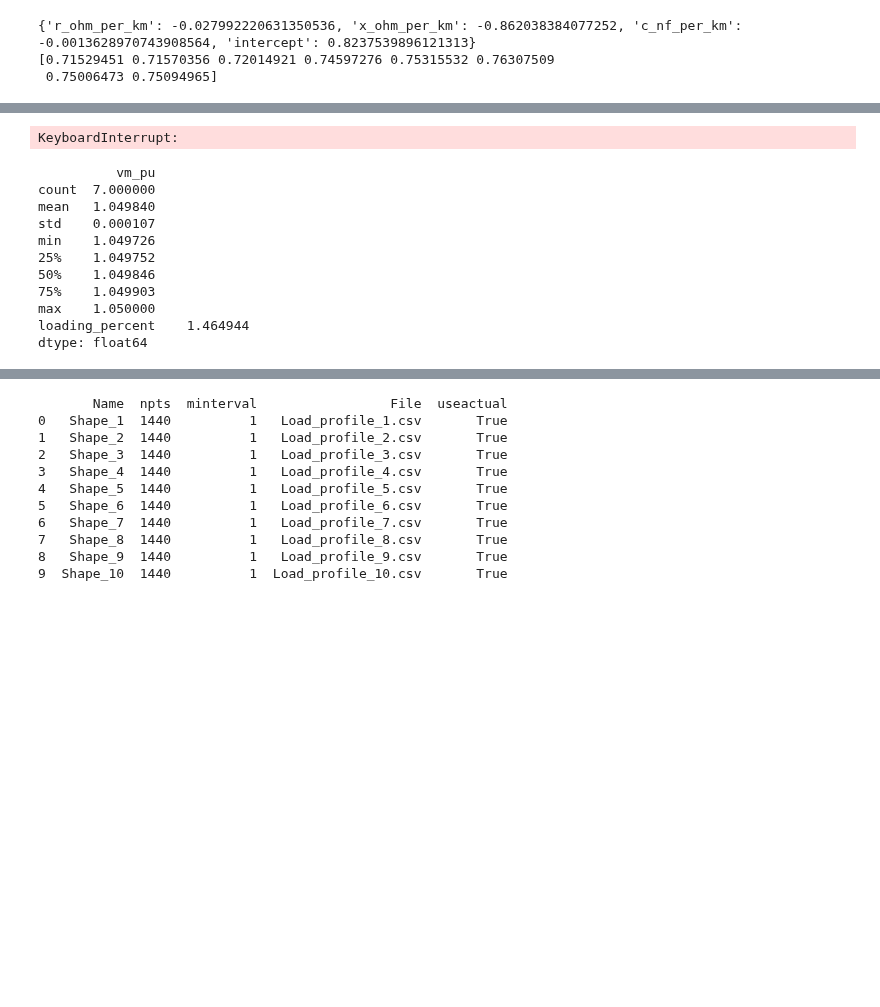
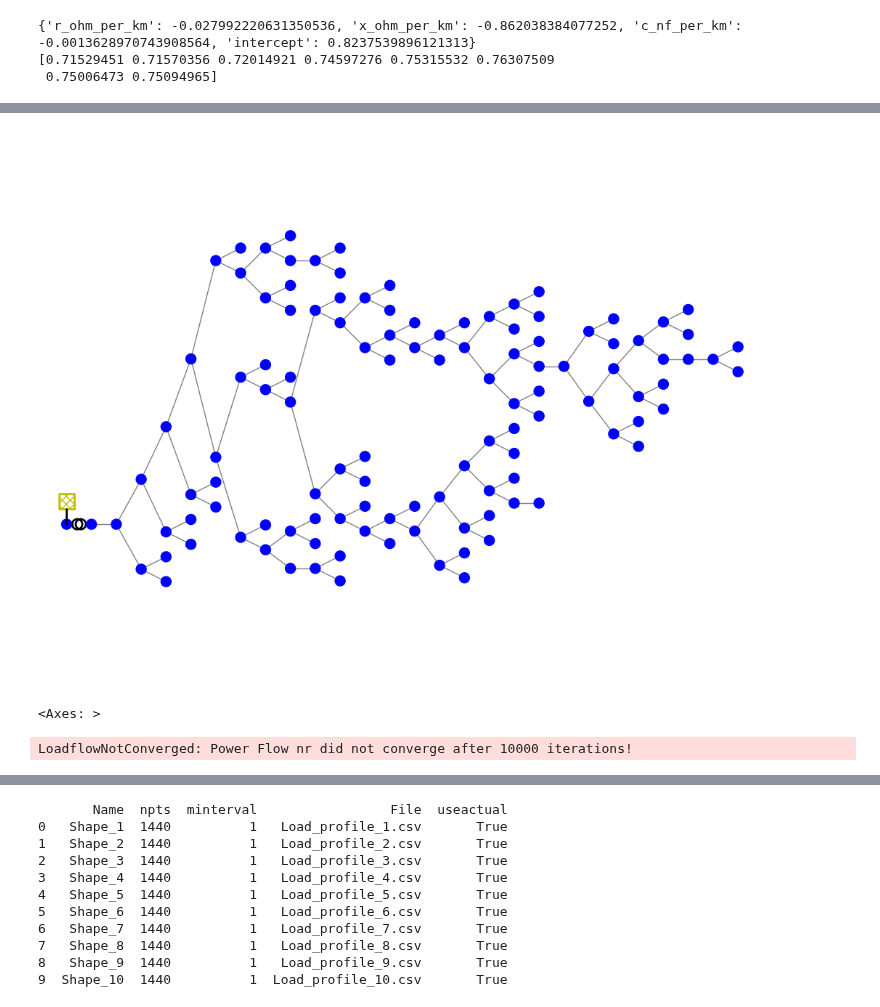
Before and after one commit to antoniovitorvb/IST-thesis-hosting-capacity, a Jupyter notebook: code/power_run2.ipynb, the cells around one changed output, grey strips where cells are left out. Saved outputs shown, nothing was run; the diff lists cells and outputs as text; code cells hidden in the pictures; blank space fills up the shorter version.

Commit message:
wip: progress over lines and buses but still not converging

```diff
--- a/code/power_run2.ipynb
+++ b/code/power_run2.ipynb
@@ -62,7 +70,7 @@ pp.create_transformer_from_parameters(
 0
 # %%
 lines_df = pd.read_excel(os.path.join(data_dir, "Lines.xlsx"), skiprows=1)
-lines_df['Length'] = lines_df['Length'] / 1000 # m to km
+# lines_df['Length'] = lines_df['Length'] / 1000 # m to km
 lines_df['Units'] = 'km'
 lines_df.head()
 
@@ -70,6 +78,7 @@ lineCodes_df = pd.read_csv(os.path.join(data_dir, "LineCodes.csv"), skiprows=1,
 
 all_bus_ids = np.unique(lines_df[['Bus1', 'Bus2']].values.ravel('K'))
 for id in all_bus_ids:
+    id = math.floor(id)
     if id not in bus_map.keys():
         bus = pp.create_bus(net, name=id, vn_kv=trafo_dict[' kV_sec'], type="b")
         bus_map[id] = bus
@@ -144,7 +218,8 @@ net.line.drop(net.line.index, inplace=True)
 for _, line in full_line_df.iterrows():
     # print(line)
     pp.create_line_from_parameters(
-        net, from_bus = line['Bus1'], to_bus = line['Bus2'],
+        net, from_bus = bus_map[math.floor(line['Bus1'])],
+        to_bus = bus_map[math.floor(line['Bus2'])],
         length_km = line['Length'],
         r_ohm_per_km=line["R1"],
         x_ohm_per_km=line["X1"],
@@ -152,3 +227,5 @@ for _, line in full_line_df.iterrows():
         max_i_ka=line["max_i_ka"],
         name=line["Name_x"]
     )
+
+net
@@ -155,34 +238,0 @@ for _, line in full_line_df.iterrows():
-# %%
-import math
-
-# Create Loads
-loads_df = pd.read_excel(os.path.join(data_dir, "Loads.xlsx"), skiprows=2)
-print(loads_df.head(10))
-
-net.asymmetric_load.drop(net.asymmetric_load.index, inplace=True)
-load_map = {}
-for _, row in loads_df.iterrows():
-    # print(_, '->', row)
-    bus_id = math.floor(row['Bus'])
-    pa = qa = pb = qb = pc = qc = 0
-    if (bus_id in bus_map) & (row['phases'] in {'A', 'B', 'C'}):
-        if row['phases']=='A':
-            pa = row['kW'] / 1000
-            qa = row['kW']/1000 * np.tan(np.arccos(row['PF']))
-
-        elif row['phases']=='B':
-            pb = row['kW'] / 1000
-            qb = row['kW']/1000 * np.tan(np.arccos(row['PF']))
-        else: # row['phases']=='C'
-            pc = row['kW'] / 1000
-            qc = row['kW']/1000 * np.tan(np.arccos(row['PF']))
-        load = pp.create_asymmetric_load(
-            net, bus=bus_id,
-            p_a_mw=pa, q_a_mvar=qa,
-            p_b_mw=pb, q_b_mvar=qb,
-            p_c_mw=pc, q_c_mvar=qc,
-            name=row['Name']
-        )
-        load_map[load] = row['Yearly']
-
-net.asymmetric_load.head(10)
@@ -227,24 +261,17 @@ This pandapower network includes the following parameter tables:
+# %%
+import pandapower.plotting as plot
+plot.simple_plot(net, plot_loads=True)
+# %% [output]
+[figure, added]
+<Axes: >
 # %%
-pp.runpp(net, init='auto', max_iteration=20000, tolerance_mva=1e-6, calculate_voltage_angles=True)
+pp.runpp(
+    net, init='auto',
+    max_iteration=10000,
+    tolerance_mva=1e-6,
+    enforce_q_lims=True)
 
 print(net.res_bus[["vm_pu"]].describe())        # Voltage profile
 print(net.res_line[["loading_percent"]].max())  # Worst-case line loading
 # %% [output]
-KeyboardInterrupt:
+LoadflowNotConverged: Power Flow nr did not converge after 10000 iterations!
-# %%
-pp.runpp(net, init='results', numba=False)
-
-print(net.res_bus[["vm_pu"]].describe())        # Voltage profile
-print(net.res_line[["loading_percent"]].max())  # Worst-case line loading
-# %% [output]
-          vm_pu
-count  7.000000
-mean   1.049840
-std    0.000107
-min    1.049726
-25%    1.049752
-50%    1.049846
-75%    1.049903
-max    1.050000
-loading_percent    1.464944
-dtype: float64
```
Also changed, not shown: parts of 9 cells of this notebook, 2 other files.
